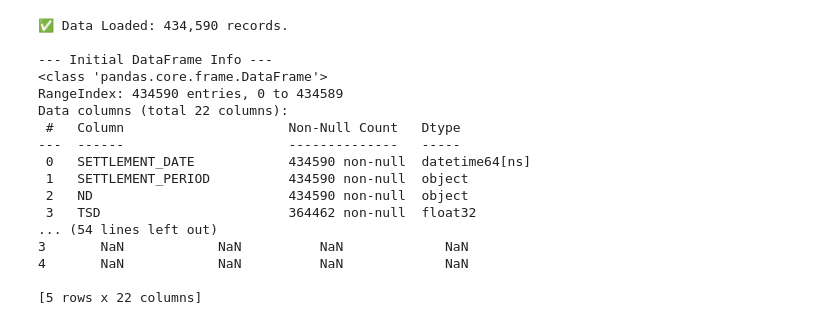
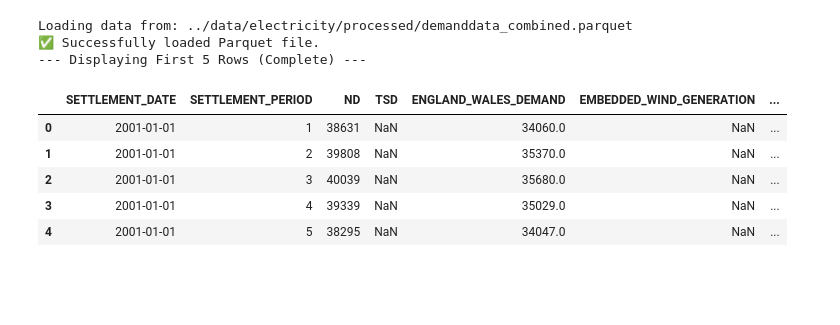
Before and after one commit to Jfgm299/Machine_Learning_AWS, a Jupyter notebook: electricty_demand_notebooks/02_eda_cleaning.ipynb, the cells around one changed output. Cells and saved outputs as stored; diff of their text form; code cells hidden in the pictures; blank space fills up the shorter version.

```diff
--- a/electricty_demand_notebooks/02_eda_cleaning.ipynb
+++ b/electricty_demand_notebooks/02_eda_cleaning.ipynb
@@ -1,47 +1,43 @@
 # %%
 import pandas as pd
 import numpy as np
 import matplotlib.pyplot as plt
 import seaborn as sns
 
 # --- Define the custom pastel violet palette ---
 PASTEL_VIOLET = ['#b39ddb', '#7e57c2', '#d1c4e9', '#9575cd', '#ede7f6']
 
-# Set plotting style (keeping your preferred style)
-sns.set_style('whitegrid')
-
-# Define the file path for the optimized data
 parquet_file_path = '../data/electricity/processed/demanddata_combined.parquet'
 
+print(f"Loading data from: {parquet_file_path}")
+
 try:
-    # Load the fast, single Parquet file
+    # 2. Set display option to show ALL columns
+    pd.set_option('display.max_columns', None)
+
+    # 3. Read the Parquet file
     df = pd.read_parquet(parquet_file_path)
-    print(f"✅ Data Loaded: {len(df):,} records.")
+
+    print("✅ Successfully loaded Parquet file.")
+    print("--- Displaying First 5 Rows (Complete) ---")
+
+    # 4. Display the first 5 rows
+    # In a notebook, 'display()' gives a nicer table output
+    display(df.head(5))
+
 except FileNotFoundError:
-    print(f"❌ ERROR: Parquet file not found at {parquet_file_path}.")
-    print("ACTION REQUIRED: Ensure the raw CSVs are in '../data/electricity/' and run '01_init_load.ipynb' first.")
-    raise
-
-print("\n--- Initial DataFrame Info ---")
-df.info(memory_usage='deep')
-print("\nDataFrame Head:")
-print(df.head())
+    print(f"❌ Error: Could not find the file.")
+    print(f"Please check this path: {parquet_file_path}")
+except Exception as e:
+    print(f"An error occurred: {e}")
 # %% [output]
-✅ Data Loaded: 434,590 records.
-
---- Initial DataFrame Info ---
-<class 'pandas.core.frame.DataFrame'>
-RangeIndex: 434590 entries, 0 to 434589
-Data columns (total 22 columns):
- #   Column                     Non-Null Count   Dtype
----  ------                     --------------   -----
- 0   SETTLEMENT_DATE            434590 non-null  datetime64[ns]
- 1   SETTLEMENT_PERIOD          434590 non-null  object
- 2   ND                         434590 non-null  object
- 3   TSD                        364462 non-null  float32
-... (54 lines left out)
-3       NaN            NaN          NaN             NaN
-4       NaN            NaN          NaN             NaN
-
-[5 rows x 22 columns]
+Loading data from: ../data/electricity/processed/demanddata_combined.parquet
+✅ Successfully loaded Parquet file.
+--- Displaying First 5 Rows (Complete) ---
+|  | SETTLEMENT_DATE | SETTLEMENT_PERIOD | ND | TSD | ENGLAND_WALES_DEMAND | EMBEDDED_WIND_GENERATION | ... |
+| 0 | 2001-01-01 | 1 | 38631 | NaN | 34060.0 | NaN | ... |
+| 1 | 2001-01-01 | 2 | 39808 | NaN | 35370.0 | NaN | ... |
+| 2 | 2001-01-01 | 3 | 40039 | NaN | 35680.0 | NaN | ... |
+| 3 | 2001-01-01 | 4 | 39339 | NaN | 35029.0 | NaN | ... |
+| 4 | 2001-01-01 | 5 | 38295 | NaN | 34047.0 | NaN | ... |
 # %%
```
Also changed, not shown: parts of 8 cells of this notebook, 1 other file.
